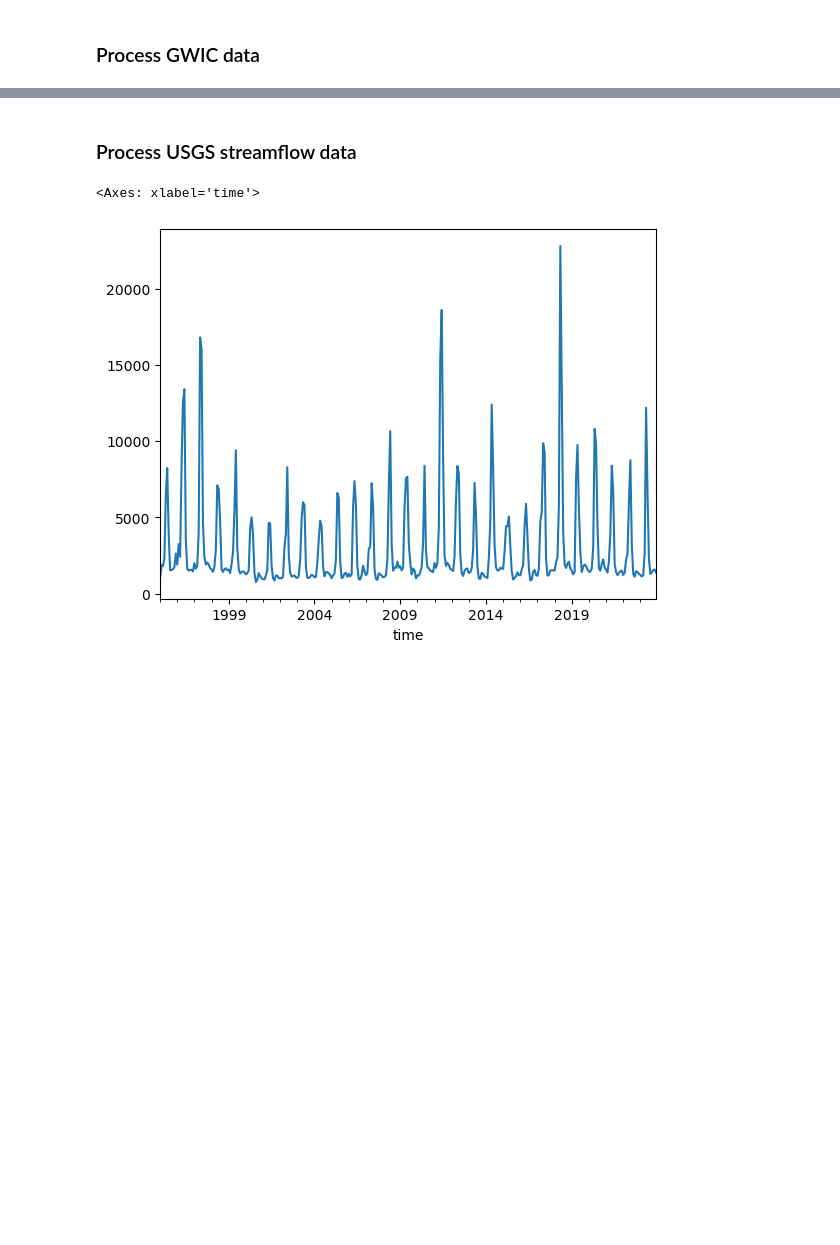
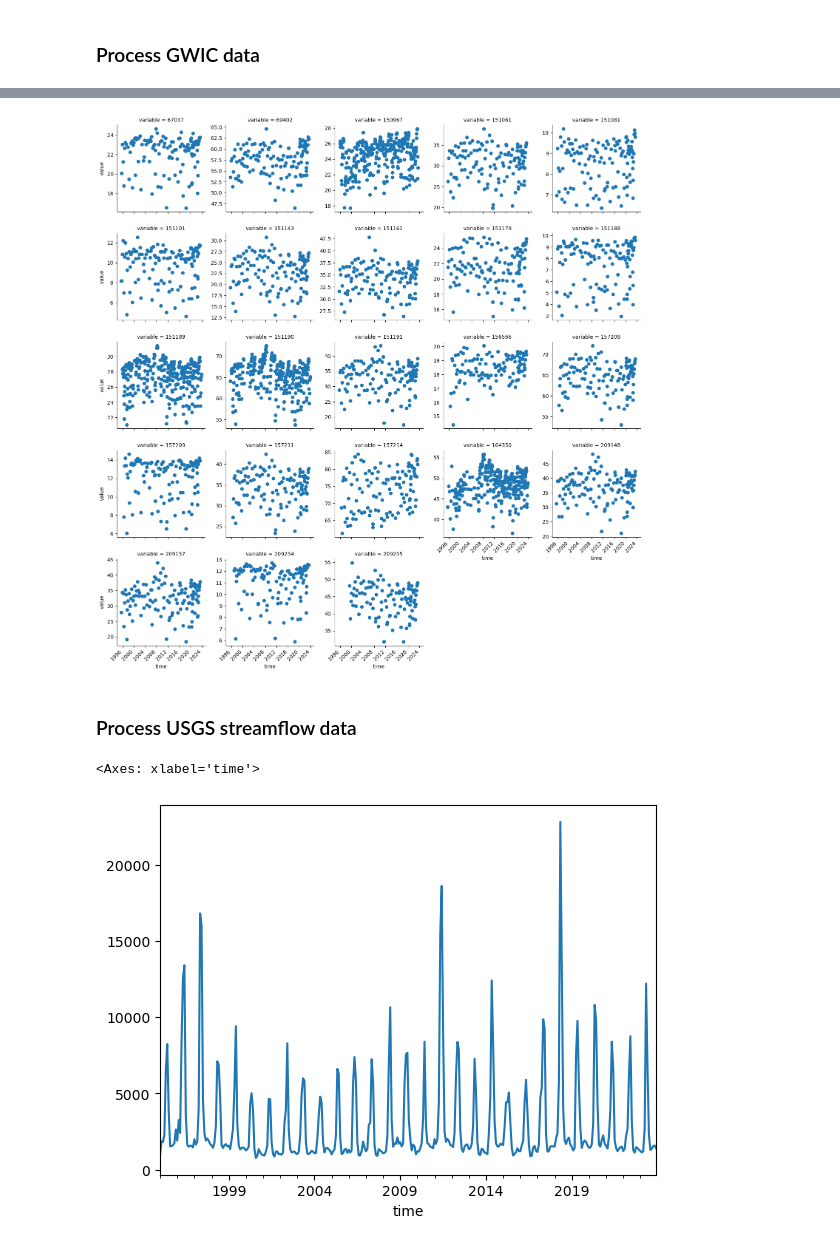
Before and after one commit to nicksilver/zoo-aquifer, a Jupyter notebook: process_data.ipynb, the cells around one changed output, grey strips where cells are left out. Drawn from its saved outputs; the diff is of its cells as text; code cells hidden in the pictures; blank space fills up the shorter version.

```diff
--- a/process_data.ipynb
+++ b/process_data.ipynb
@@ -39,0 +56,12 @@ Processing data for well 209255
+# %%
+gwic_melt = gwic_data.reset_index().melt(id_vars='time')
+g = sns.FacetGrid(gwic_melt, col='variable', col_wrap=5, sharey=False, sharex=True)
+g.map(plt.scatter, 'time', 'value')
+# Rotate the x-tick labels on all subplots
+for ax in g.axes.flat:
+    for label in ax.get_xticklabels():
+        label.set_rotation(45)
+        label.set_horizontalalignment('right')
+plt.show()
+# %% [output]
+[figure, added]
```
Also changed, not shown: parts of 6 cells of this notebook, 7 other files.
